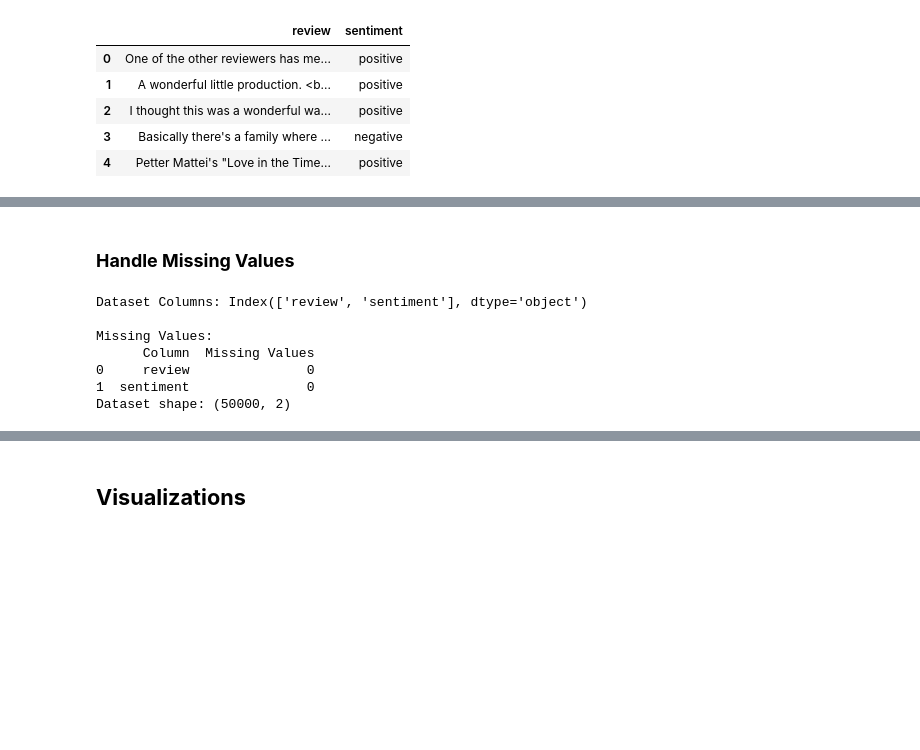
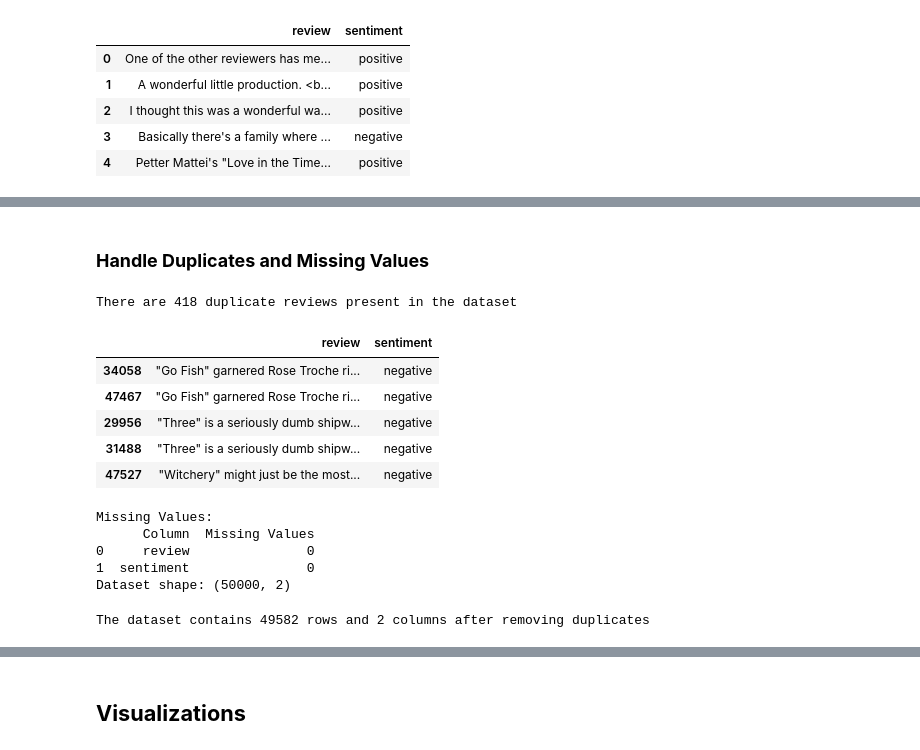
Before and after one commit to Geu-Pro2023/Sentiment_Analysis_Group12, a Jupyter notebook: sentiment_analysis.ipynb, the cells around one changed output, grey strips where cells are left out. Cells and saved outputs as stored; diff of their text form; code cells hidden in the pictures; blank space fills up the shorter version.

```diff
--- a/sentiment_analysis.ipynb
+++ b/sentiment_analysis.ipynb
@@ -84,12 +103,30 @@ df.head()
 # %% [markdown]
-### **Handle Missing Values**
+### **Handle Duplicates and Missing Values**
+# %%
+# Checking the duplicates in the dataset
+m_duplicates = df.duplicated().sum()
+
+#Print the duplicates
+print('There are {} duplicate reviews present in the dataset'.format(m_duplicates))
+
+#view duplicate reviews
+review = df['review']
+duplicated_review = df[review.isin(review[review.duplicated()])].sort_values("review")
+duplicated_review.head()
+# %% [output]
+There are 418 duplicate reviews present in the dataset
+|  | review | sentiment |
+| 34058 | "Go Fish" garnered Rose Troche ri... | negative |
+| 47467 | "Go Fish" garnered Rose Troche ri... | negative |
+| 29956 | "Three" is a seriously dumb shipw... | negative |
+| 31488 | "Three" is a seriously dumb shipw... | negative |
+| 47527 | "Witchery" might just be the most... | negative |
 # %%
-# Verify dataset columns
-print("Dataset Columns:", df.columns)
-
 # Check for missing values
 missing_values = df.isnull().sum()
 missing_df = pd.DataFrame({'Column': missing_values.index, 'Missing Values': missing_values.values})
+
+# Print missing values
 print("\nMissing Values:")
 print(missing_df)
 
@@ -100,10 +137,16 @@ df = df.dropna(subset=['sentiment'])
 # Print dataset shape
 print(f"Dataset shape: {df.shape}")
 # %% [output]
-Dataset Columns: Index(['review', 'sentiment'], dtype='object')
-
 Missing Values:
       Column  Missing Values
 0     review               0
 1  sentiment               0
 Dataset shape: (50000, 2)
+# %%
+# Drop duplicate reviews
+df.drop_duplicates(inplace = True)
+
+# Print the dataset again after removing the duplicates
+print('The dataset contains {} rows and {} columns after removing duplicates'.format(df.shape[0],df.shape[1]))
+# %% [output]
+The dataset contains 49582 rows and 2 columns after removing duplicates
```
Also changed, not shown: parts of 46 cells of this notebook.
